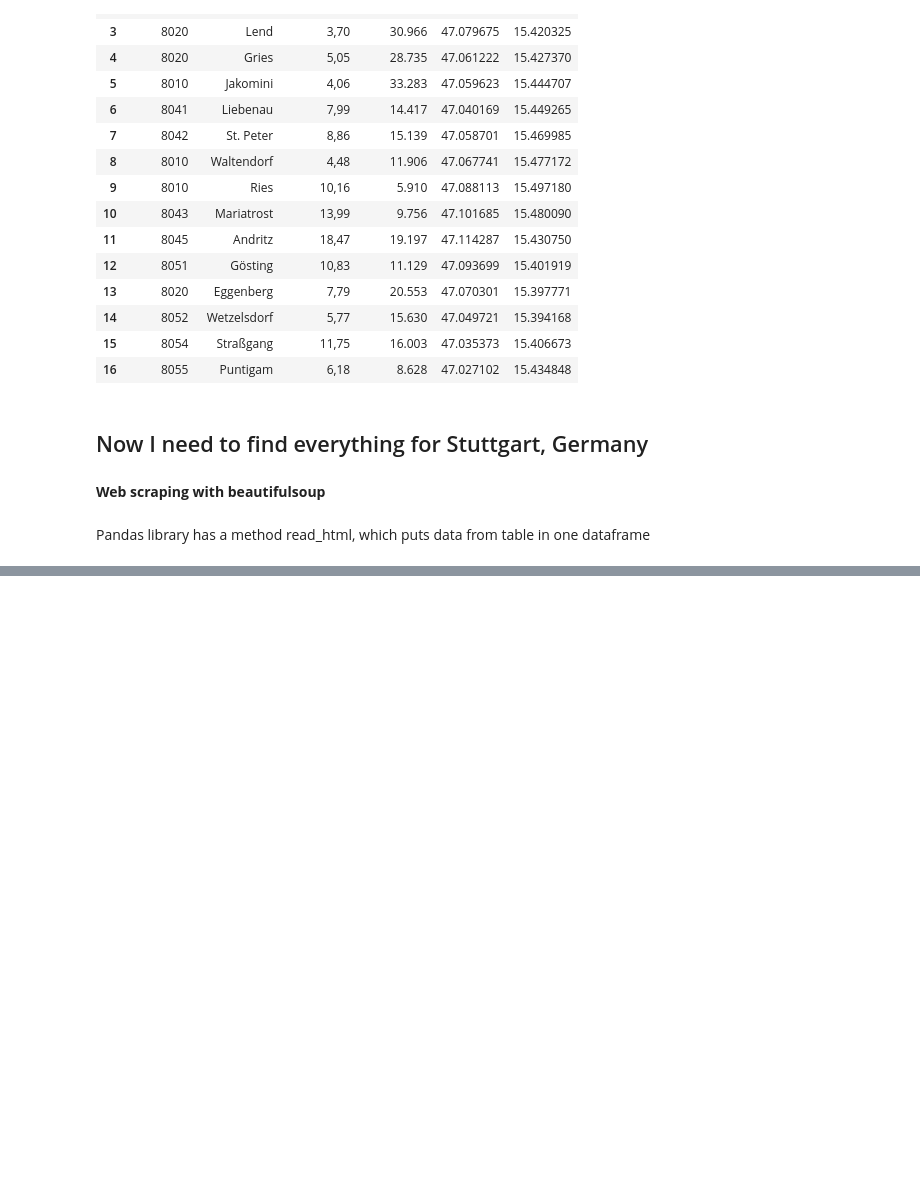
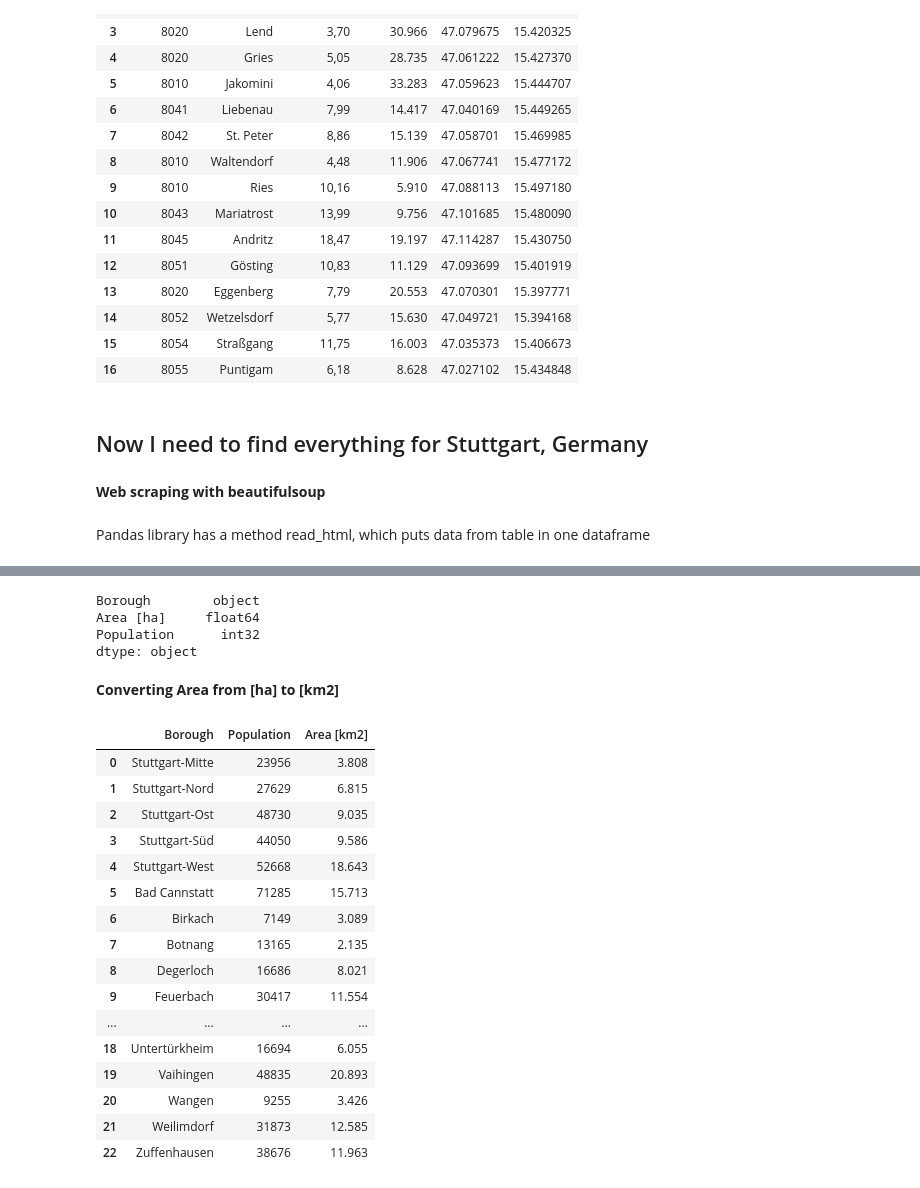
Before and after one commit to gnedim/Graz-vs-Stuttgart-IBM-Data-Science-Capstone-, a Jupyter notebook: Graz-vs-Stuttgart-IBM-Data-Science-Capstone-.ipynb, the cells around one changed output, grey strips where cells are left out. Saved outputs shown, nothing was run; the diff lists cells and outputs as text; code cells hidden in the pictures; blank space fills up the shorter version.

```diff
--- a/Graz-vs-Stuttgart-IBM-Data-Science-Capstone-.ipynb
+++ b/Graz-vs-Stuttgart-IBM-Data-Science-Capstone-.ipynb
@@ -250,0 +271,2 @@ stut[1]
+# %%
+stuttgart = pd.DataFrame({'Borough':s_borough, 'Area [ha]':s_area_ha, 'Population': s_pop})
@@ -250,0 +275,12 @@ stut[1]
+# %%
+stuttgart['Area [ha]'] = stuttgart['Area [ha]'].astype(float)
+stuttgart['Population'] = stuttgart['Population'].astype(int)
+# %%
+stuttgart.dtypes
+# %% [output]
+Borough        object
+Area [ha]     float64
+Population      int32
+dtype: object
+# %% [markdown]
+__Converting Area from [ha] to [km2]__
@@ -250,0 +291,20 @@ stut[1]
+# %%
+stuttgart
+# %% [output]
+|  | Borough | Population | Area [km2] |
+| 0 | Stuttgart-Mitte | 23956 | 3.808 |
+| 1 | Stuttgart-Nord | 27629 | 6.815 |
+| 2 | Stuttgart-Ost | 48730 | 9.035 |
+| 3 | Stuttgart-Süd | 44050 | 9.586 |
+| 4 | Stuttgart-West | 52668 | 18.643 |
+| 5 | Bad Cannstatt | 71285 | 15.713 |
+| 6 | Birkach | 7149 | 3.089 |
+| 7 | Botnang | 13165 | 2.135 |
+| 8 | Degerloch | 16686 | 8.021 |
+| 9 | Feuerbach | 30417 | 11.554 |
+| ... | ... | ... | ... |
+| 18 | Untertürkheim | 16694 | 6.055 |
+| 19 | Vaihingen | 48835 | 20.893 |
+| 20 | Wangen | 9255 | 3.426 |
+| 21 | Weilimdorf | 31873 | 12.585 |
+| 22 | Zuffenhausen | 38676 | 11.963 |
```
Also changed, not shown: parts of 19 cells of this notebook.
